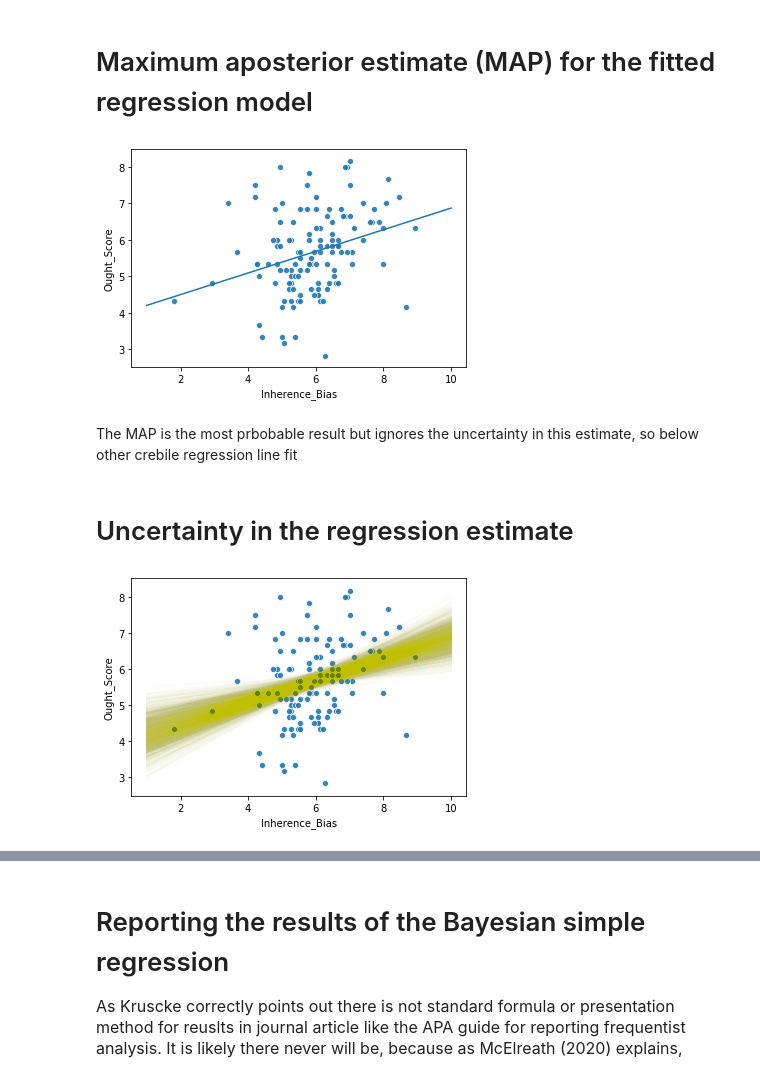
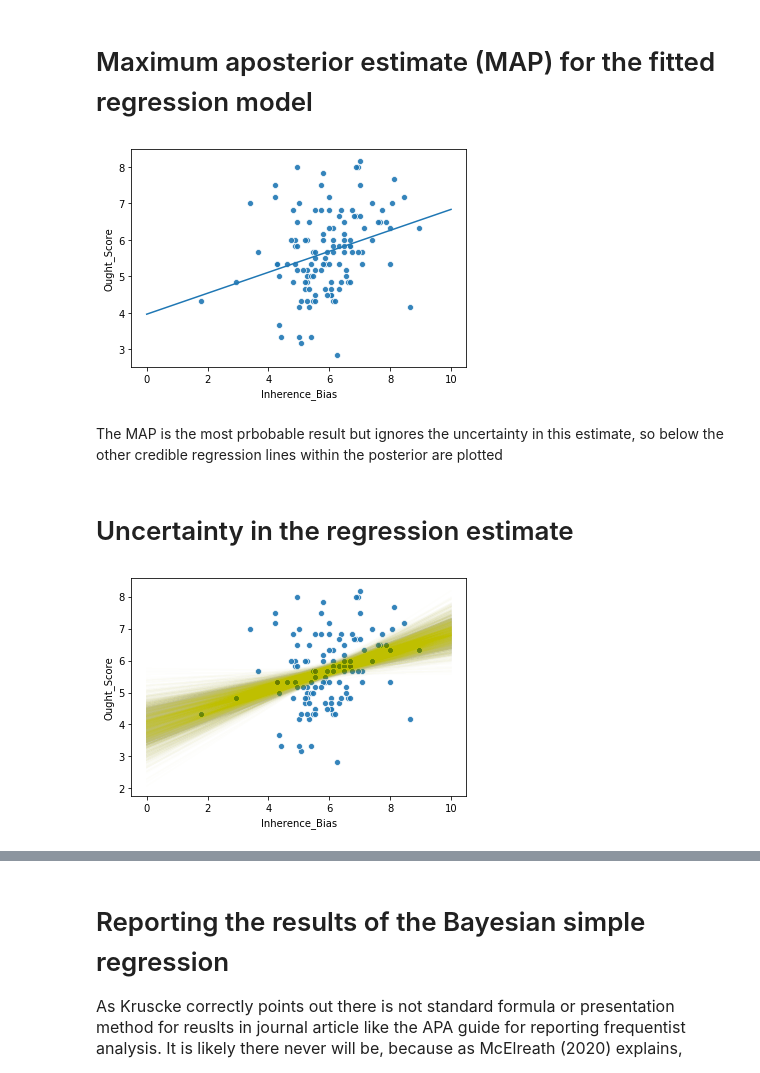
Before and after one commit to ebrlab/Statistical-methods-for-research-workers-psychology-and-neuroscience, a Jupyter notebook: notebooks/Bayesian Simple Regression.ipynb, the cells around one changed output, grey strips where cells are left out. Drawn from its saved outputs; the diff is of its cells as text; code cells hidden in the pictures.

```diff
--- a/notebooks/Bayesian Simple Regression.ipynb
+++ b/notebooks/Bayesian Simple Regression.ipynb
@@ -121,0 +135,16 @@ y_i &\sim Normal(\mu_i, \sigma)
+# %%
+#Simulate 100 slopes based on priors
+N = 100
+beta_0 = np.random.normal(loc = 5, scale = 1, size = N)
+beta_1= np.random.normal(loc = 0, scale = .5,size = N)
+# %%
+# Plot the lines based on the priors
+x = np.linspace(0,10,100)
+xbar = np.mean(filtered['Inherence_Bias'])
+for i in range(N):
+    y = beta_0[i] + beta_1[i] * (x - xbar)
+    plt.plot(x, y, '-y', alpha =.1)
+plt.xlim(0,10)
+plt.ylim(-5,15)
+plt.hlines(0, xmin = 0 , xmax = 10, linestyles= 'dashed', colors= 'r');
+plt.hlines(10, xmin = 0 , xmax = 10, linestyles= 'dashed', colors= 'r');
@@ -234,25 +279,26 @@ posterior_samples = pd.DataFrame(fit.extract(pars = ['beta[1]','beta[2]']))
 # %% [markdown]
 # Maximum aposterior estimate (MAP) for the fitted regression model
 # %%
-x_vals = np.linspace(1,10,100)
-y_vals = np.mean(fit["beta[1]"]) + np.mean(fit["beta[2]"]) * x_vals
+x_vals = np.linspace(0,10,100)
+y_vals = np.mean(fit["beta[1]"]) + np.mean(fit["beta[2]"]) * (x_vals - xbar)
 plt.plot(x_vals, y_vals, '-')
 sns.scatterplot(filtered['Inherence_Bias'], filtered['Ought_Score'], alpha = .9);
 # %% [output]
-[figure, old version]
+[figure, new version]
 # %% [markdown]
-The MAP is the most prbobable result but ignores the uncertainty in this estimate, so below other crebile regression line fit
+The MAP is the most prbobable result but ignores the uncertainty in this estimate, so below the other credible regression lines within the posterior are plotted
 # %% [markdown]
 # Uncertainty in the regression estimate
 # %%
-x = np.linspace(1,10,100)
+x_vals = np.linspace(0,10,100)
 for i in range(100, 2000):
-    y = posterior_samples["beta[1]"][i] + posterior_samples["beta[2]"][i] * x
-    plt.plot(x, y, '-y', alpha=0.01)
+    # Mean centred
+    y_vals = posterior_samples["beta[1]"][i] + posterior_samples["beta[2]"][i] * (x_vals - xbar)
+    plt.plot(x_vals, y_vals, '-y', alpha=0.01)
 
-sns.scatterplot(filtered['Inherence_Bias'], filtered['Ought_Score'], alpha = .9);
+sns.scatterplot( filtered['Inherence_Bias'], filtered['Ought_Score'], alpha = .9);
 # %% [output]
-[figure, old version]
+[figure, new version]
 # %%
 #Convert pystan fit object to IO for Arviz functions.
 data = az.from_pystan(
```
Also changed, not shown: parts of 20 cells of this notebook, 4 other files.
